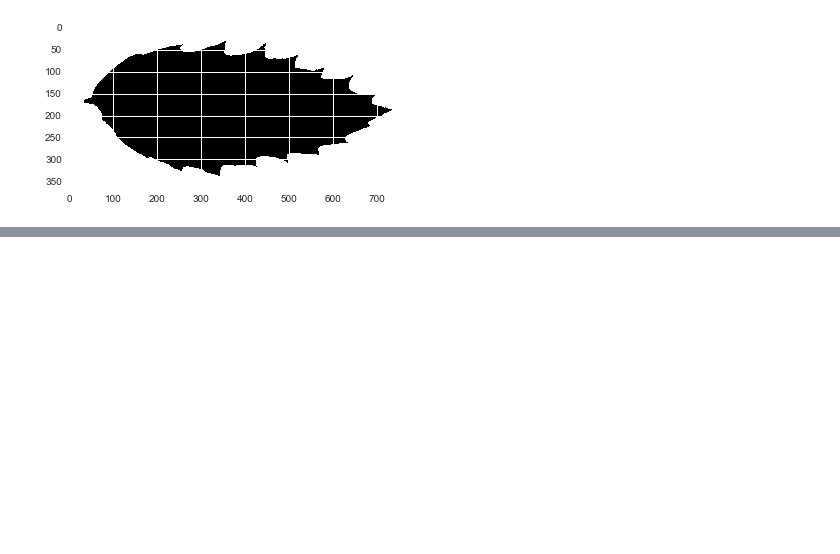
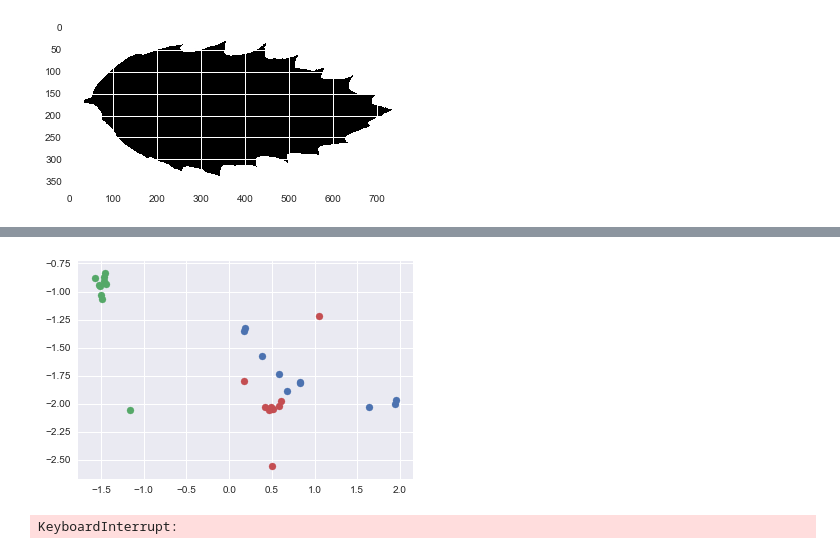
Before and after one commit to zukako0930/Leaf_Classification, a Jupyter notebook: data_check.ipynb, the cells around one changed output, grey strips where cells are left out. Saved outputs shown, nothing was run; the diff lists cells and outputs as text; code cells hidden in the pictures; blank space fills up the shorter version.

```diff
--- a/data_check.ipynb
+++ b/data_check.ipynb
@@ -82,0 +115,10 @@ plt.show()
+# %%
+for digit in (2,3,5):
+    plt.scatter(X_tsne[y == digit, 0], X_tsne[y == digit, 1], cmap='jet')
+# %% [output]
+[figure, added]
+# %%
+a = np.random.uniform(size=(10000,20))
+TSNE(n_components=2).fit_transform(a)
+# %% [output]
+KeyboardInterrupt:
```
Also changed, not shown: parts of 14 cells of this notebook.
